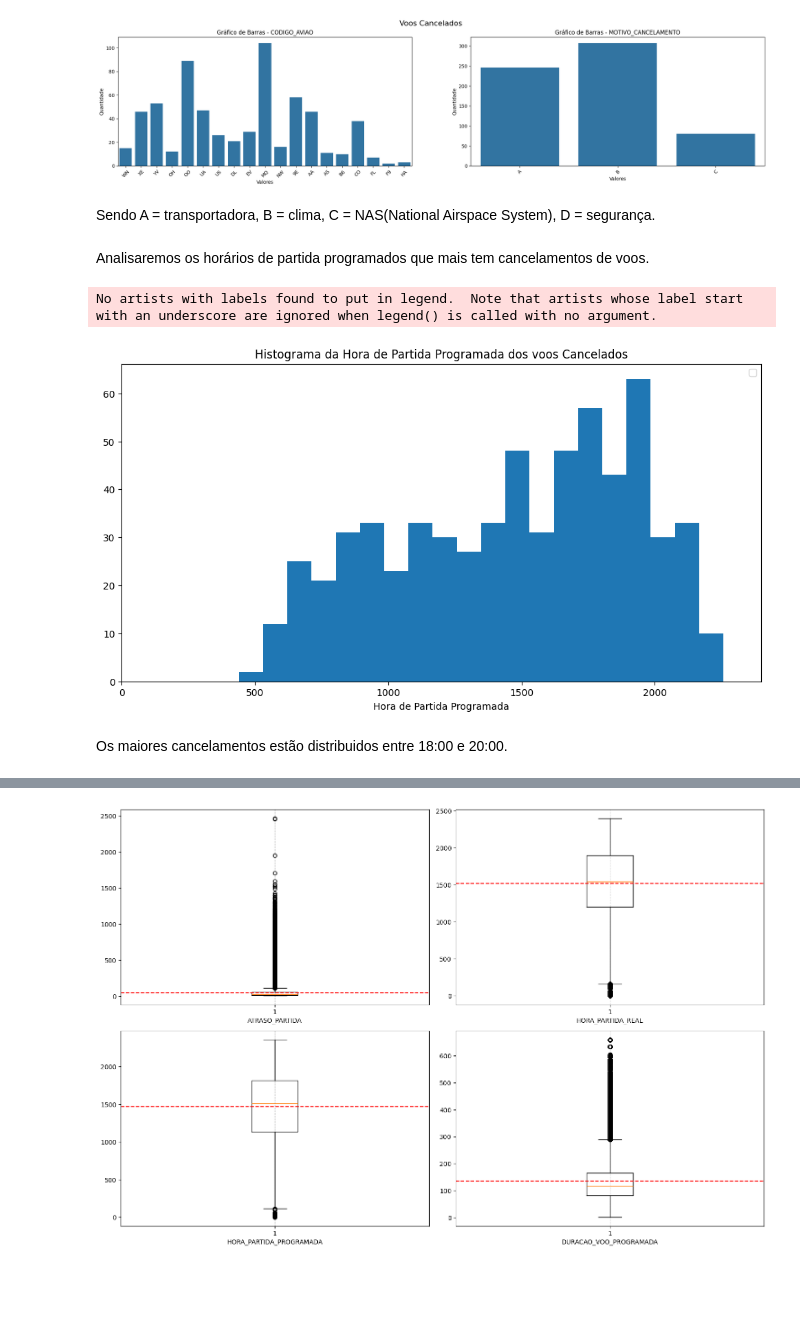
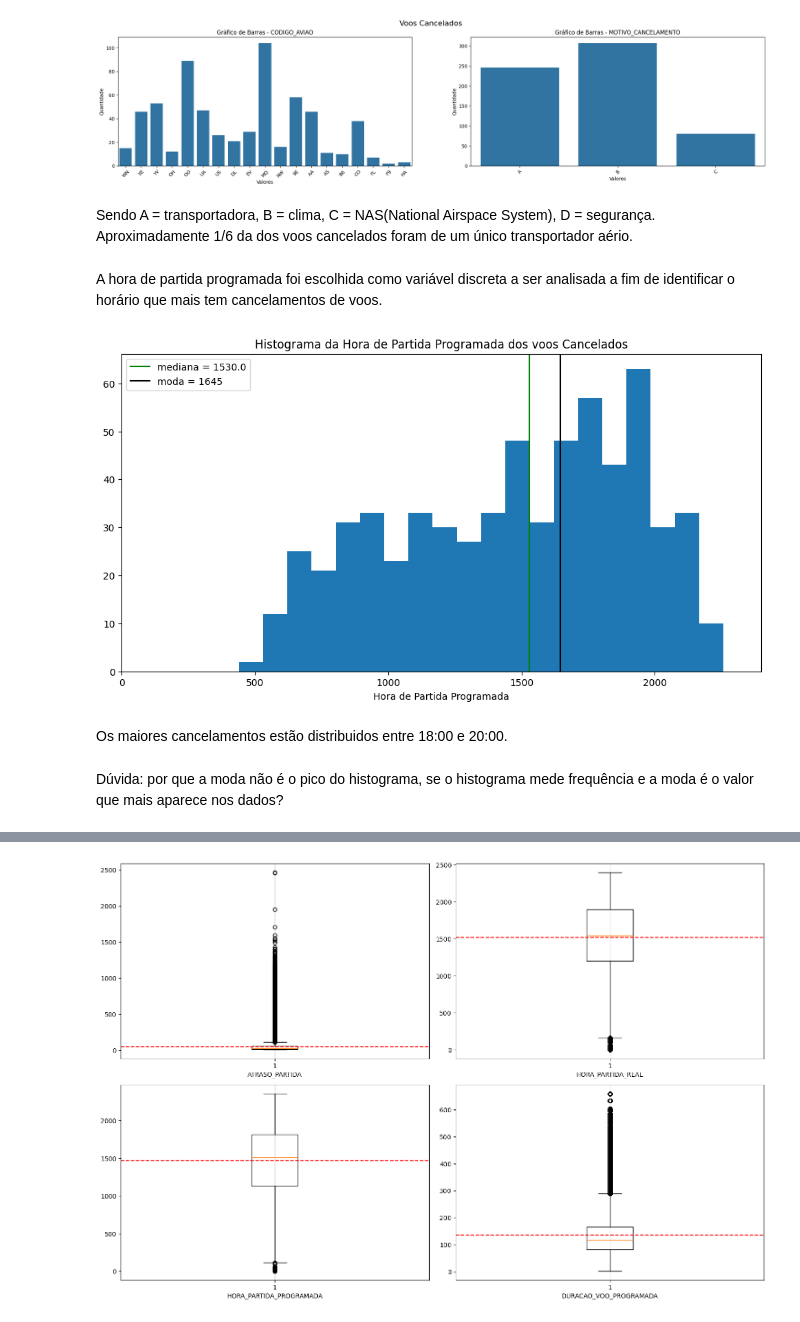
Before and after one commit to lolaquiino/Projeto_Estat-stica, a Jupyter notebook: Projeto.ipynb, the cells around one changed output, grey strips where cells are left out. Cells and saved outputs as stored; diff of their text form; code cells hidden in the pictures; blank space fills up the shorter version.

```diff
--- a/Projeto.ipynb
+++ b/Projeto.ipynb
@@ -679,25 +720,38 @@ plt.show()
 [figure]
 # %% [markdown]
 Sendo A = transportadora, B = clima, C = NAS(National Airspace System), D = segurança.
+Aproximadamente 1/6 da dos voos cancelados foram de um único transportador aério.
-# %% [markdown]
-Analisaremos os horários de partida programados que mais tem cancelamentos de voos.
+# %% [markdown]
+A hora de partida programada foi escolhida como variável discreta a ser analisada a fim de identificar o horário que mais tem cancelamentos de voos.
 # %%
 fig, ax = plt.subplots(figsize = (12,6))
 
 ax.hist([cancelados['HORA_PARTIDA_PROGRAMADA']], bins=20)
 
 ax.set_xlim(0,2400)
 
+# plotando a mediana
+mediana = cancelados['HORA_PARTIDA_PROGRAMADA'].median()
+ax.axvline(x = mediana, label = f"mediana = {round(mediana, 2)}", color = "green")
+
+# plotando as modas
+modas = cancelados['HORA_PARTIDA_PROGRAMADA'].mode().values
+for moda in modas:
+    ax.axvline(x = moda, label = f"moda = {round(moda,2)}", color = "black")
+
+# Cria uma legenda
+ax.legend()
 ax.set_xlabel('Hora de Partida Programada')
 ax.set_title('Histograma da Hora de Partida Programada dos voos Cancelados')
 
 plt.legend()
 plt.show()
 # %% [output]
-No artists with labels found to put in legend.  Note that artists whose label start with an underscore are ignored when legend() is called with no argument.
-[figure, old version]
+[figure, new version]
 # %% [markdown]
 Os maiores cancelamentos estão distribuidos entre 18:00 e 20:00.
+# %% [markdown]
+Dúvida: por que a moda não é o pico do histograma, se o histograma mede frequência e a moda é o valor que mais aparece nos dados?
 # %%
 cancel2 = cancelados[['CANCELADO','ATRASO_CHEGADA','ATRASO_PARTIDA', 'TEMPO_PISTA_DECOLAGEM',
                       'TEMPO_PISTA_POUSO','TEMPO_ATRASO_COMPANHIA','TEMPO_ATRASO_CLIMA',
```
Also changed, not shown: parts of 40 cells of this notebook, 1 other file.
